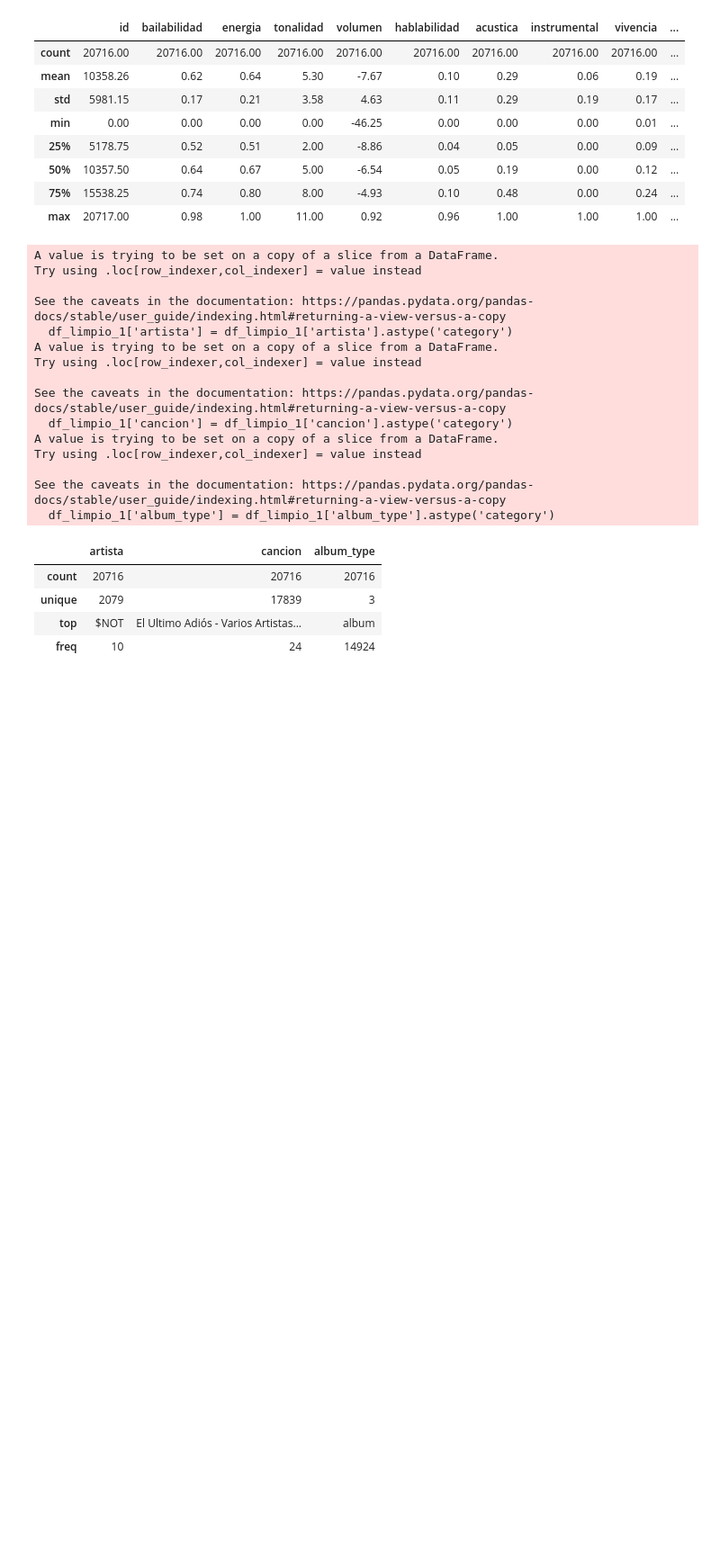
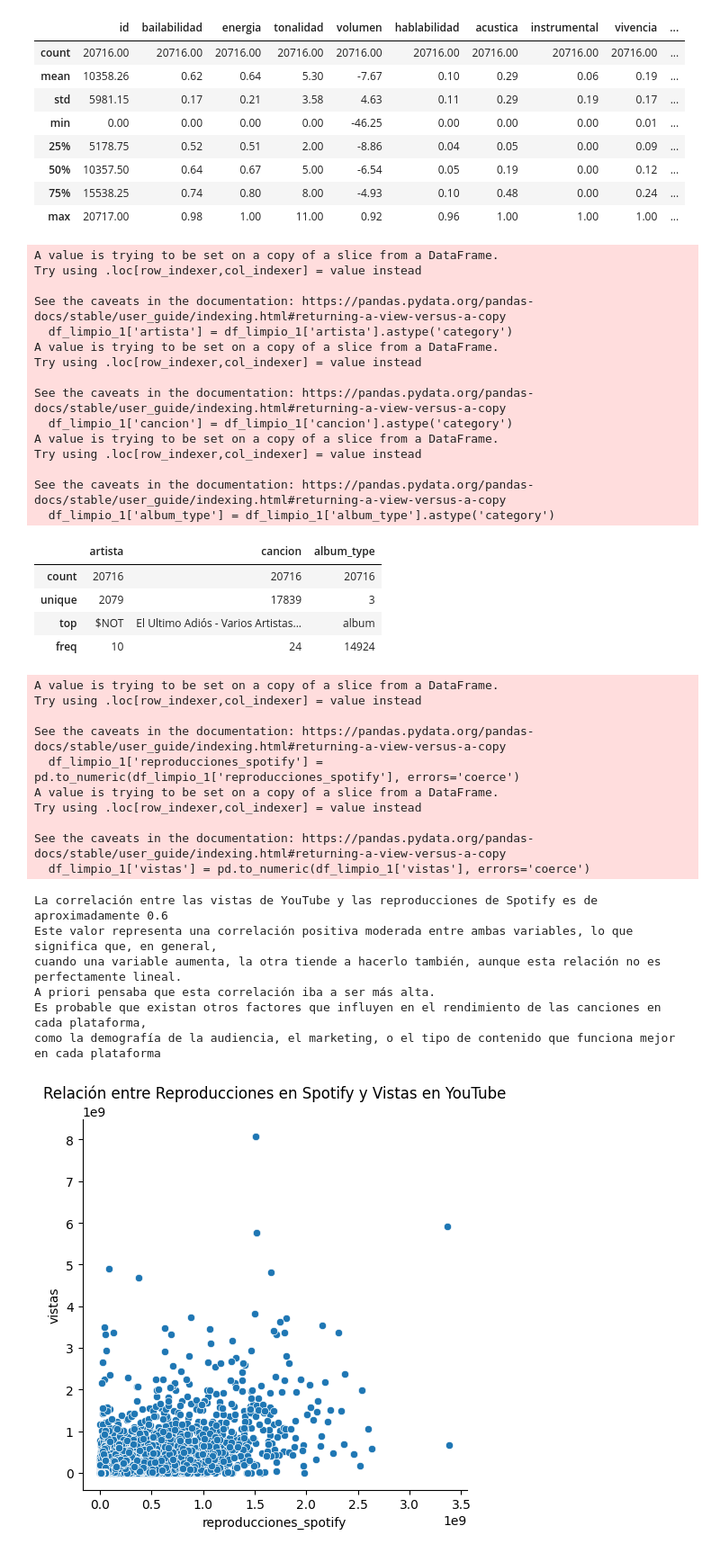
Before and after one commit to federico-700/TP1_spotify_youtube, a Jupyter notebook: Proyecto_spotify_youtube_parte_1_Domañski.ipynb, the cells around one changed output. Shown at 90% size. Cells and saved outputs as stored; diff of their text form; code cells hidden in the pictures; blank space fills up the shorter version.

Commit message:
Relación entre reproducciones en Youtube y Spotify, análisis + gráficos

```diff
--- a/Proyecto_spotify_youtube_parte_1_Domañski.ipynb
+++ b/Proyecto_spotify_youtube_parte_1_Domañski.ipynb
@@ -206,10 +211,19 @@ memory usage: 3.2+ MB
 # %%
 #Estrategia 2, para los valorse faltantes en las columnas vistas, likes, comentarios y reproducciones_spotify se va a usar la mediana de cada columna
 
-df_limpio_1.vistas.fillna('median',inplace=True)
-df_limpio_1.likes.fillna('median',inplace=True)
-df_limpio_1.comentarios.fillna('median',inplace=True)
-df_limpio_1.reproducciones_spotify.fillna('median',inplace=True)
+# Reemplaza los valores nulos con la mediana de cada columna correspondiente
+df_limpio_1['vistas'].fillna(df_limpio_1['vistas'].median(), inplace=True)
+df_limpio_1['likes'].fillna(df_limpio_1['likes'].median(), inplace=True)
+df_limpio_1['comentarios'].fillna(df_limpio_1['comentarios'].median(), inplace=True)
+df_limpio_1['reproducciones_spotify'].fillna(df_limpio_1['reproducciones_spotify'].median(), inplace=True)
+
+
+
+
+#df_limpio_1.vistas.fillna("median",inplace=True)
+#df_limpio_1.likes.fillna("median",inplace=True)
+#df_limpio_1.comentarios.fillna("median",inplace=True)
+#df_limpio_1.reproducciones_spotify.fillna("median",inplace=True)
 
 print(df_limpio_1.isnull().sum())
 # %% [output]
@@ -298,0 +311,40 @@ df_limpio_1.describe(include='category')
+# %%
+#)Existe una correlación entre la popularidad de una canción en Spotify (reproducciones) y youtube(visualizaciones)?
+
+#Correlacion
+df_limpio_1['reproducciones_spotify'] = pd.to_numeric(df_limpio_1['reproducciones_spotify'], errors='coerce')
+df_limpio_1['vistas'] = pd.to_numeric(df_limpio_1['vistas'], errors='coerce')
+correlacion =df_limpio_1['reproducciones_spotify'].corr(df_limpio_1['vistas'])
+
+
+#Grafico
+g=sns.relplot(data=df_limpio_1, x="reproducciones_spotify", y="vistas", kind='scatter')
+# Agregar el título
+g.set(title="Relación entre Reproducciones en Spotify y Vistas en YouTube")
+
+
+
+print("La correlación entre las vistas de YouTube y las reproducciones de Spotify es de aproximadamente", round(correlacion, 2))
+print("Este valor representa una correlación positiva moderada entre ambas variables, lo que significa que, en general,")
+print("cuando una variable aumenta, la otra tiende a hacerlo también, aunque esta relación no es perfectamente lineal.")
+print("A priori pensaba que esta correlación iba a ser más alta.")
+print("Es probable que existan otros factores que influyen en el rendimiento de las canciones en cada plataforma,")
+print("como la demografía de la audiencia, el marketing, o el tipo de contenido que funciona mejor en cada plataforma")
+# %% [output]
+A value is trying to be set on a copy of a slice from a DataFrame.
+Try using .loc[row_indexer,col_indexer] = value instead
+
+See the caveats in the documentation: https://pandas.pydata.org/pandas-docs/stable/user_guide/indexing.html#returning-a-view-versus-a-copy
+  df_limpio_1['reproducciones_spotify'] = pd.to_numeric(df_limpio_1['reproducciones_spotify'], errors='coerce')
+A value is trying to be set on a copy of a slice from a DataFrame.
+Try using .loc[row_indexer,col_indexer] = value instead
+
+See the caveats in the documentation: https://pandas.pydata.org/pandas-docs/stable/user_guide/indexing.html#returning-a-view-versus-a-copy
+  df_limpio_1['vistas'] = pd.to_numeric(df_limpio_1['vistas'], errors='coerce')
+La correlación entre las vistas de YouTube y las reproducciones de Spotify es de aproximadamente 0.6
+Este valor representa una correlación positiva moderada entre ambas variables, lo que significa que, en general,
+cuando una variable aumenta, la otra tiende a hacerlo también, aunque esta relación no es perfectamente lineal.
+A priori pensaba que esta correlación iba a ser más alta.
+Es probable que existan otros factores que influyen en el rendimiento de las canciones en cada plataforma,
+como la demografía de la audiencia, el marketing, o el tipo de contenido que funciona mejor en cada plataforma
+[figure, added]
```
Also changed, not shown: parts of 6 cells of this notebook.
